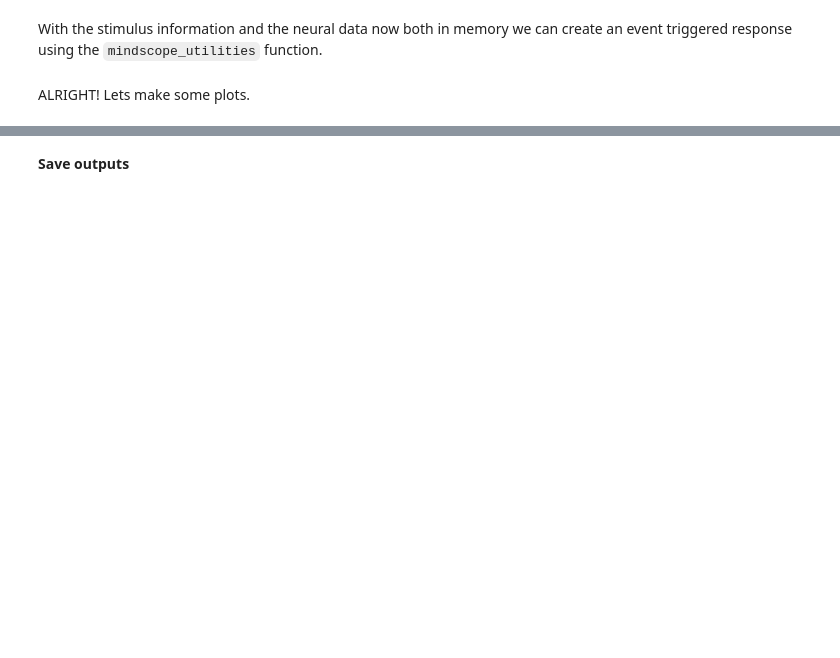
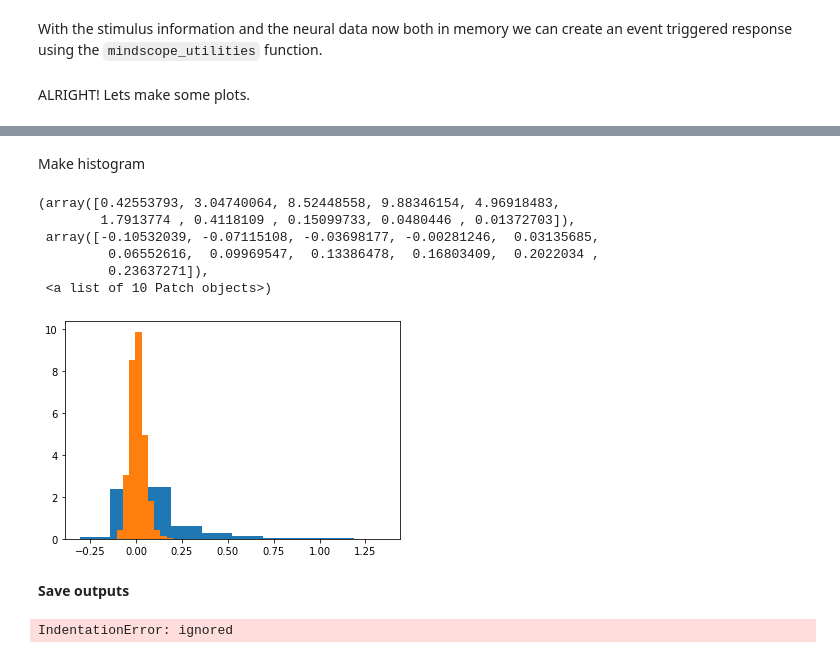
Before and after one commit to CJWhyte/NeuromatchProject, a Jupyter notebook: DataForPlasticityProject.ipynb, the cells around one changed output, grey strips where cells are left out. Cells and saved outputs as stored; diff of their text form; code cells hidden in the pictures; blank space fills up the shorter version.

```diff
--- a/DataForPlasticityProject.ipynb
+++ b/DataForPlasticityProject.ipynb
@@ -450,2 +403,15 @@ sns.lineplot(
+# %% [markdown]
+Make histogram
+# %%
+plt.hist(etr_nov.dff, density = True)
+plt.hist(etr_fam.dff, density = True)
+# %% [output]
+(array([0.42553793, 3.04740064, 8.52448558, 9.88346154, 4.96918483,
+        1.7913774 , 0.4118109 , 0.15099733, 0.0480446 , 0.01372703]),
+ array([-0.10532039, -0.07115108, -0.03698177, -0.00281246,  0.03135685,
+         0.06552616,  0.09969547,  0.13386478,  0.16803409,  0.2022034 ,
+         0.23637271]),
+ <a list of 10 Patch objects>)
+[figure, added]
 # %% [markdown]
 **Save outputs**
@@ -461,0 +418,10 @@ dataframe.to_csv('etr_fam.csv')
+# %%
+if celltype == 'VIP':
+
+
+elif celltype == 'SST':
+
+
+elif celltype == 'Exp':
+# %% [output]
+IndentationError: ignored
```
Also changed, not shown: parts of 17 cells of this notebook.
